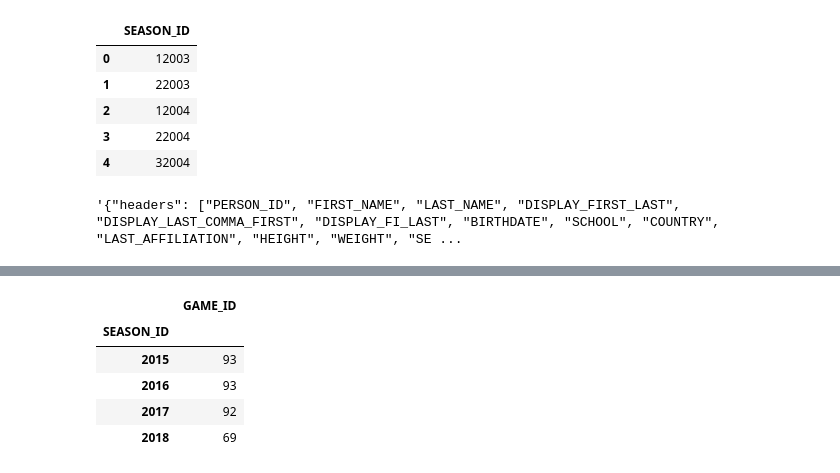
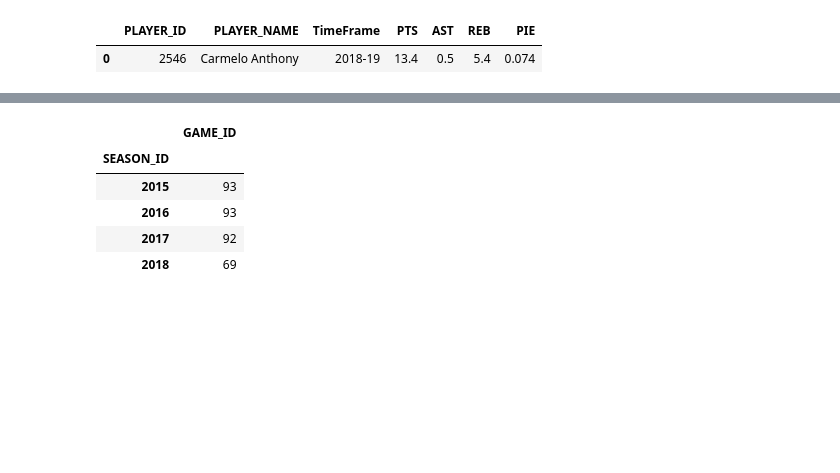
Before and after one commit to BLouie2/Knicks_Tape, a Jupyter notebook: Untitled1.ipynb, the cells around one changed output, grey strips where cells are left out. Cells and saved outputs as stored; diff of their text form; code cells hidden in the pictures; blank space fills up the shorter version.

```diff
--- a/Untitled1.ipynb
+++ b/Untitled1.ipynb
@@ -38,2 +61,3 @@ from nba_api.stats.endpoints import commonplayerinfo
 # %%
-player_info = commonplayerinfo.CommonPlayerInfo(player_id=2544)
+player_info = commonplayerinfo.CommonPlayerInfo(player_id = 2546)
+player_info.get_data_frames()[0]
@@ -40,16 +68,8 @@ player_info = commonplayerinfo.CommonPlayerInfo(player_id=2544)
 # %%
-player_info.available_seasons.get_data_frame()[:5]
+player_info.player_headline_stats.get_data_frame()
 # %% [output]
-|  | SEASON_ID |
-| 0 | 12003 |
-| 1 | 22003 |
-| 2 | 12004 |
-| 3 | 22004 |
-| 4 | 32004 |
+|  | PLAYER_ID | PLAYER_NAME | TimeFrame | PTS | AST | REB | PIE |
+| 0 | 2546 | Carmelo Anthony | 2018-19 | 13.4 | 0.5 | 5.4 | 0.074 |
-# %%
-player_info.common_player_info.get_json()
-# %% [output]
-'{"headers": ["PERSON_ID", "FIRST_NAME", "LAST_NAME", "DISPLAY_FIRST_LAST", "DISPLAY_LAST_COMMA_FIRST", "DISPLAY_FI_LAST", "BIRTHDATE", "SCHOOL", "COUNTRY", "LAST_AFFILIATION", "HEIGHT", "WEIGHT", "SE ...
 # %%
 from nba_api.stats.static import teams
 
```
Also changed, not shown: parts of 8 cells of this notebook.
